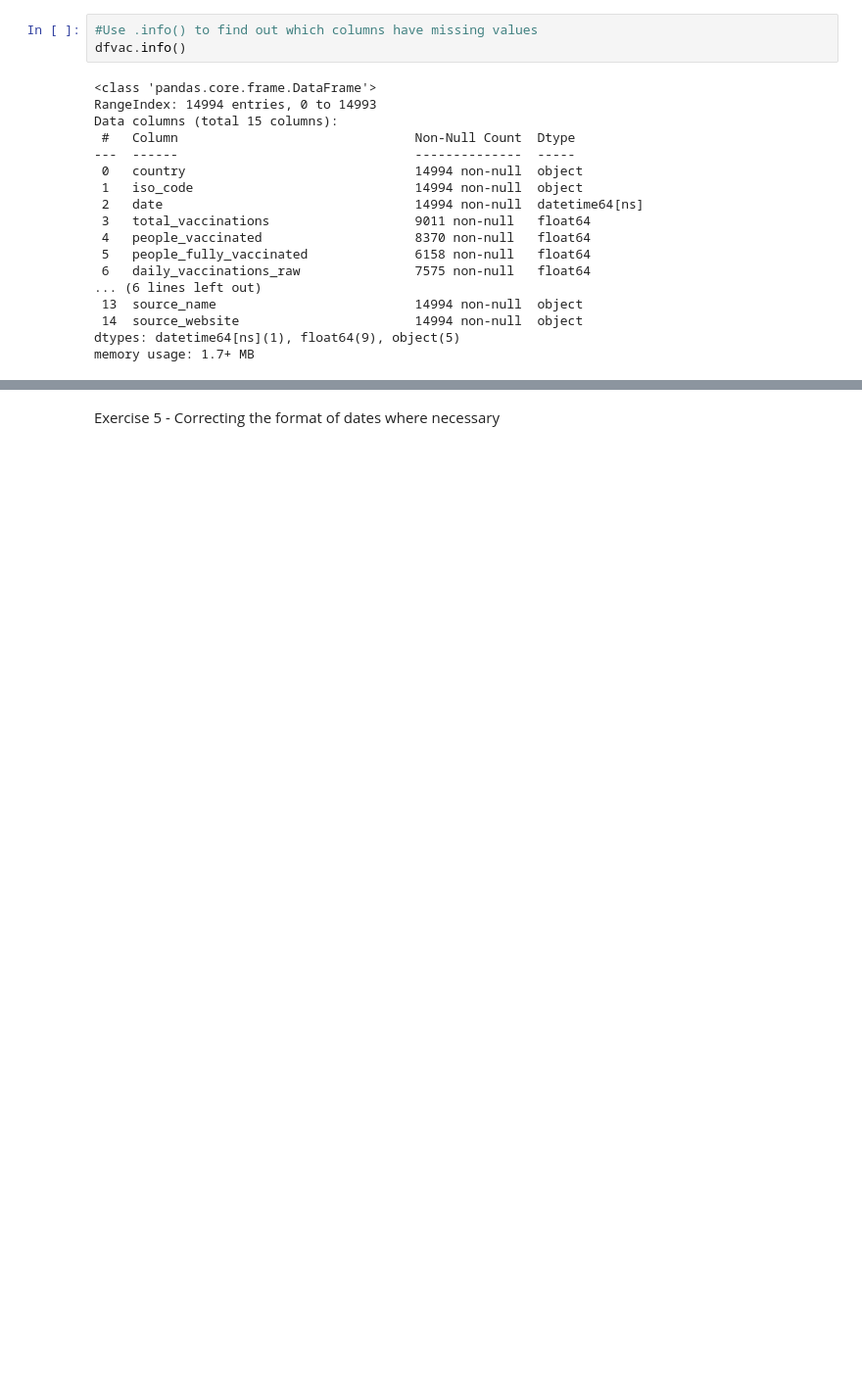
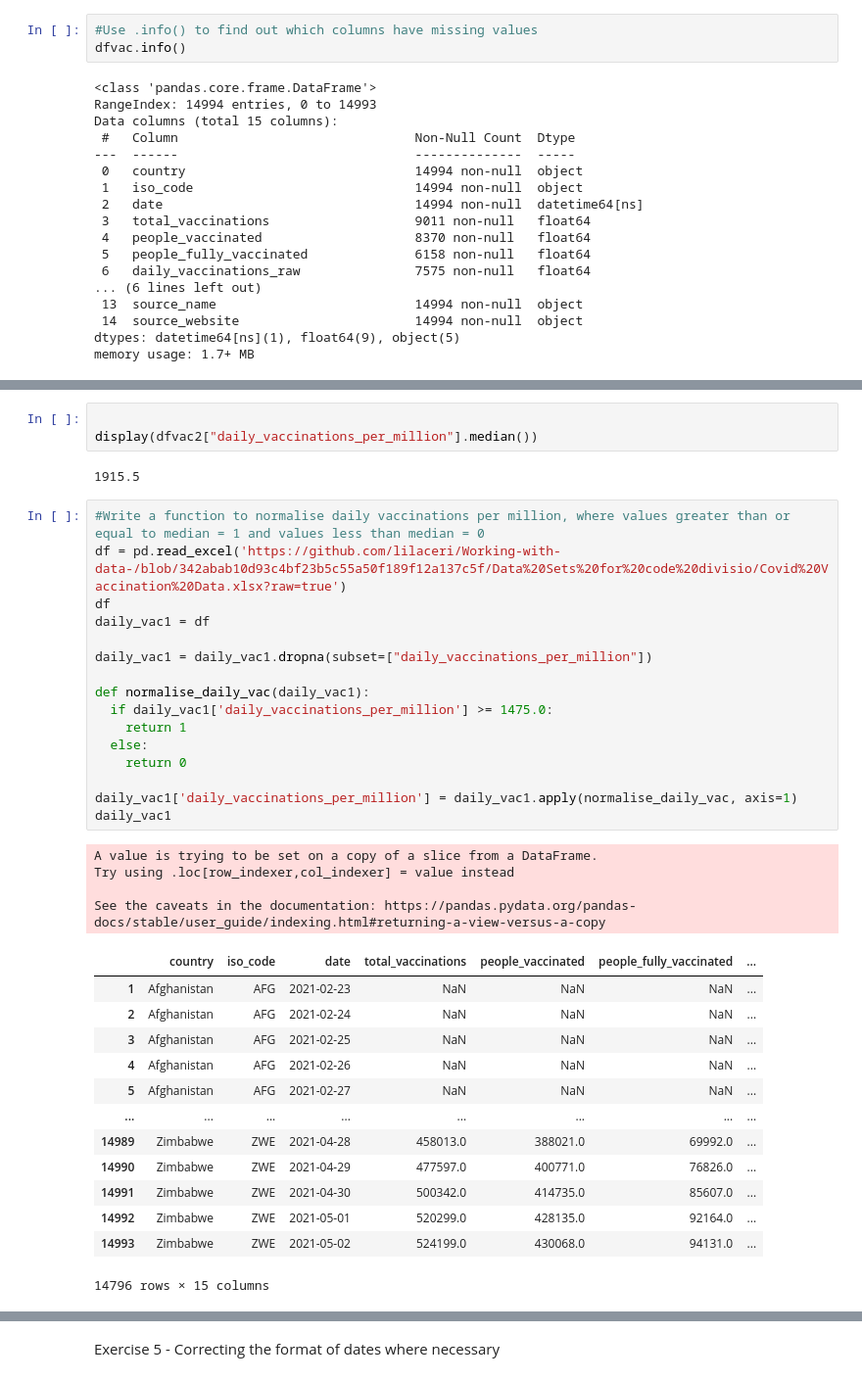
Before and after one commit to Jojomaque/Portfolio, a Jupyter notebook: Jojo_Preparing_data_for_analysis.ipynb, the cells around one changed output, grey strips where cells are left out. Shown: that part at 98% size. Drawn from its saved outputs; the diff is of its cells as text; blank space fills up the shorter version.

```diff
--- a/Jojo_Preparing_data_for_analysis.ipynb
+++ b/Jojo_Preparing_data_for_analysis.ipynb
@@ -291,0 +352,39 @@ dfvac3.groupby(['country'])['people_vaccinated_per_hundred',].mean().sort_values
+# %%
+
+display(dfvac2["daily_vaccinations_per_million"].median())
+# %% [output]
+1915.5
+# %%
+#Write a function to normalise daily vaccinations per million, where values greater than or equal to median = 1 and values less than median = 0
+df = pd.read_excel('https://github.com/lilaceri/Working-with-data-/blob/342abab10d93c4bf23b5c55a50f189f12a137c5f/Data%20Sets%20for%20code%20divisio/Covid%20Vaccination%20Data.xlsx?raw=true')
+df
+daily_vac1 = df
+
+daily_vac1 = daily_vac1.dropna(subset=["daily_vaccinations_per_million"])
+
+def normalise_daily_vac(daily_vac1):
+  if daily_vac1['daily_vaccinations_per_million'] >= 1475.0:
+    return 1
+  else:
+    return 0
+
+daily_vac1['daily_vaccinations_per_million'] = daily_vac1.apply(normalise_daily_vac, axis=1)
+daily_vac1
+# %% [output]
+A value is trying to be set on a copy of a slice from a DataFrame.
+Try using .loc[row_indexer,col_indexer] = value instead
+
+See the caveats in the documentation: https://pandas.pydata.org/pandas-docs/stable/user_guide/indexing.html#returning-a-view-versus-a-copy
+|  | country | iso_code | date | total_vaccinations | people_vaccinated | people_fully_vaccinated | ... |
+| 1 | Afghanistan | AFG | 2021-02-23 | NaN | NaN | NaN | ... |
+| 2 | Afghanistan | AFG | 2021-02-24 | NaN | NaN | NaN | ... |
+| 3 | Afghanistan | AFG | 2021-02-25 | NaN | NaN | NaN | ... |
+| 4 | Afghanistan | AFG | 2021-02-26 | NaN | NaN | NaN | ... |
+| 5 | Afghanistan | AFG | 2021-02-27 | NaN | NaN | NaN | ... |
+| ... | ... | ... | ... | ... | ... | ... | ... |
+| 14989 | Zimbabwe | ZWE | 2021-04-28 | 458013.0 | 388021.0 | 69992.0 | ... |
+| 14990 | Zimbabwe | ZWE | 2021-04-29 | 477597.0 | 400771.0 | 76826.0 | ... |
+| 14991 | Zimbabwe | ZWE | 2021-04-30 | 500342.0 | 414735.0 | 85607.0 | ... |
+| 14992 | Zimbabwe | ZWE | 2021-05-01 | 520299.0 | 428135.0 | 92164.0 | ... |
+| 14993 | Zimbabwe | ZWE | 2021-05-02 | 524199.0 | 430068.0 | 94131.0 | ... |
+14796 rows × 15 columns
```
Also changed, not shown: parts of 43 cells of this notebook.
